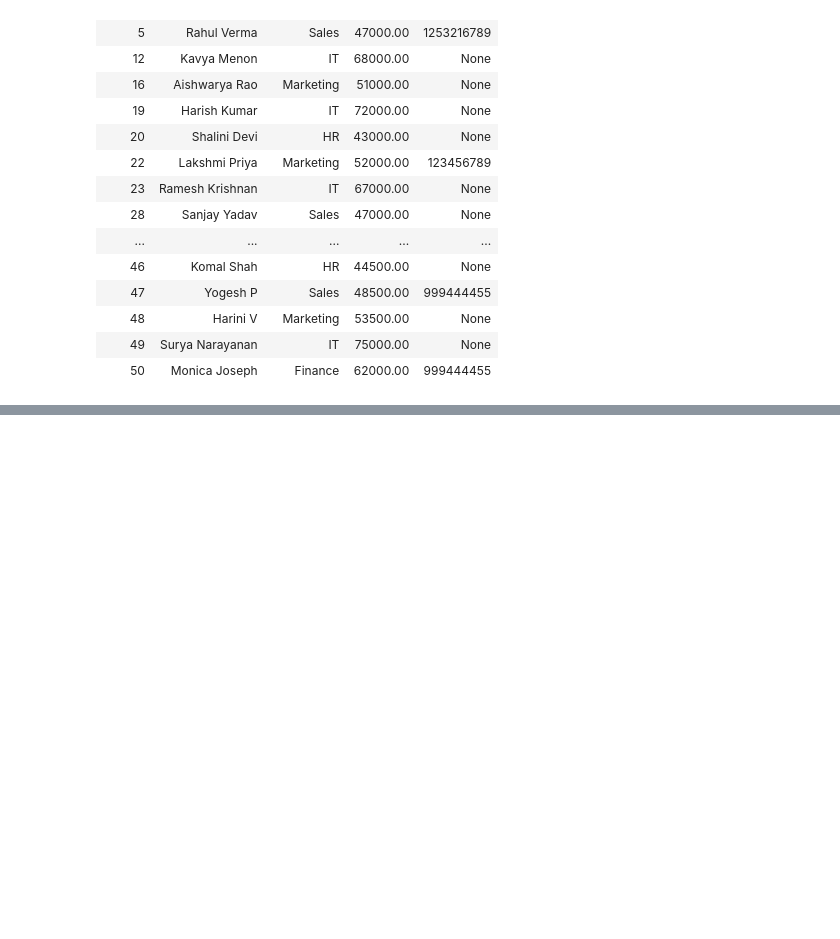
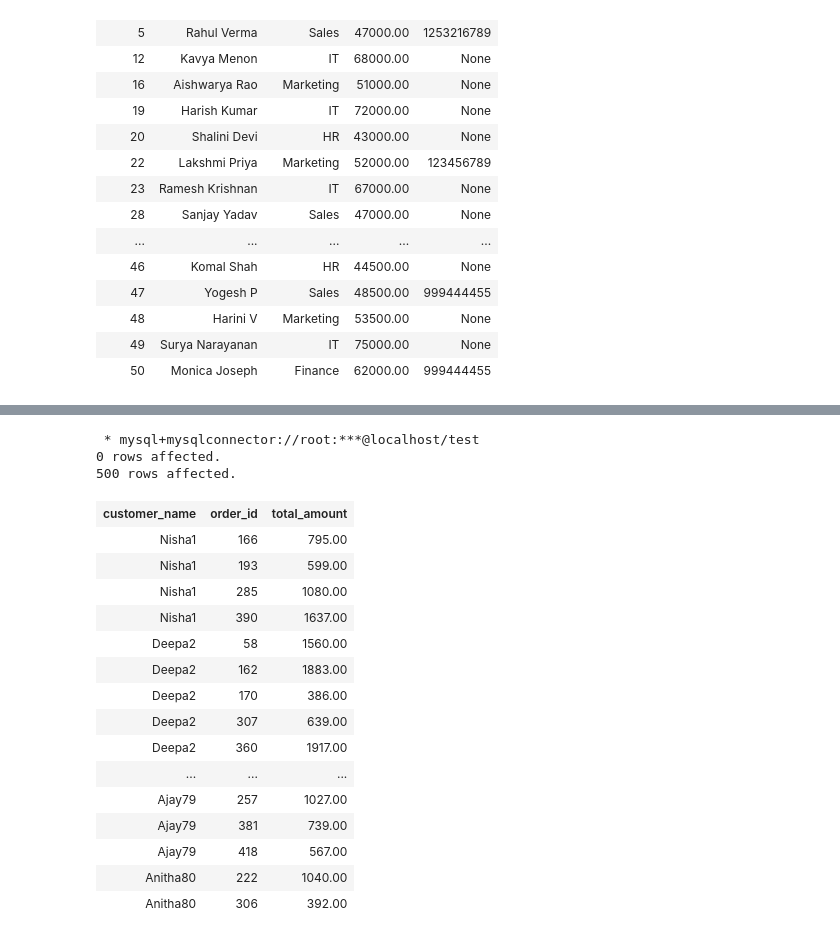
Before and after one commit to karthikeyanm-dev/DE-SQL, a Jupyter notebook: DE-With-Def.ipynb, the cells around one changed output, grey strips where cells are left out. Drawn from its saved outputs; the diff is of its cells as text; code cells hidden in the pictures; blank space fills up the shorter version.

Commit message:
Completed:INNER JOIN

```diff
--- a/DE-With-Def.ipynb
+++ b/DE-With-Def.ipynb
@@ -8291,0 +9250,30 @@ where salary >
+# %%
+%%sql
+USE swiggy_db;
+SELECT
+    c.customer_name,
+    o.order_id,
+    o.total_amount
+FROM customers c
+INNER JOIN orders o
+ON c.customer_id = o.customer_id;
+# %% [output]
+ * mysql+mysqlconnector://root:***@localhost/test
+0 rows affected.
+500 rows affected.
+| customer_name | order_id | total_amount |
+| Nisha1 | 166 | 795.00 |
+| Nisha1 | 193 | 599.00 |
+| Nisha1 | 285 | 1080.00 |
+| Nisha1 | 390 | 1637.00 |
+| Deepa2 | 58 | 1560.00 |
+| Deepa2 | 162 | 1883.00 |
+| Deepa2 | 170 | 386.00 |
+| Deepa2 | 307 | 639.00 |
+| Deepa2 | 360 | 1917.00 |
+| ... | ... | ... |
+| Ajay79 | 257 | 1027.00 |
+| Ajay79 | 381 | 739.00 |
+| Ajay79 | 418 | 567.00 |
+| Anitha80 | 222 | 1040.00 |
+| Anitha80 | 306 | 392.00 |
```
Also changed, not shown: parts of 8 cells of this notebook.
